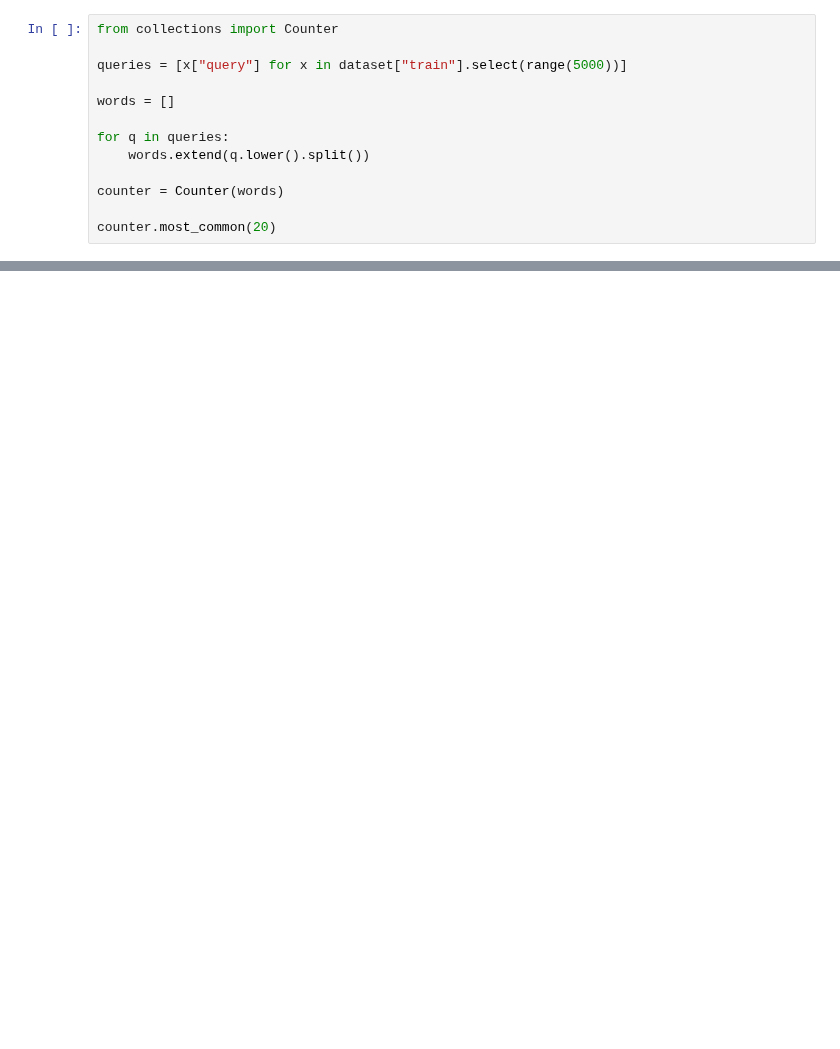
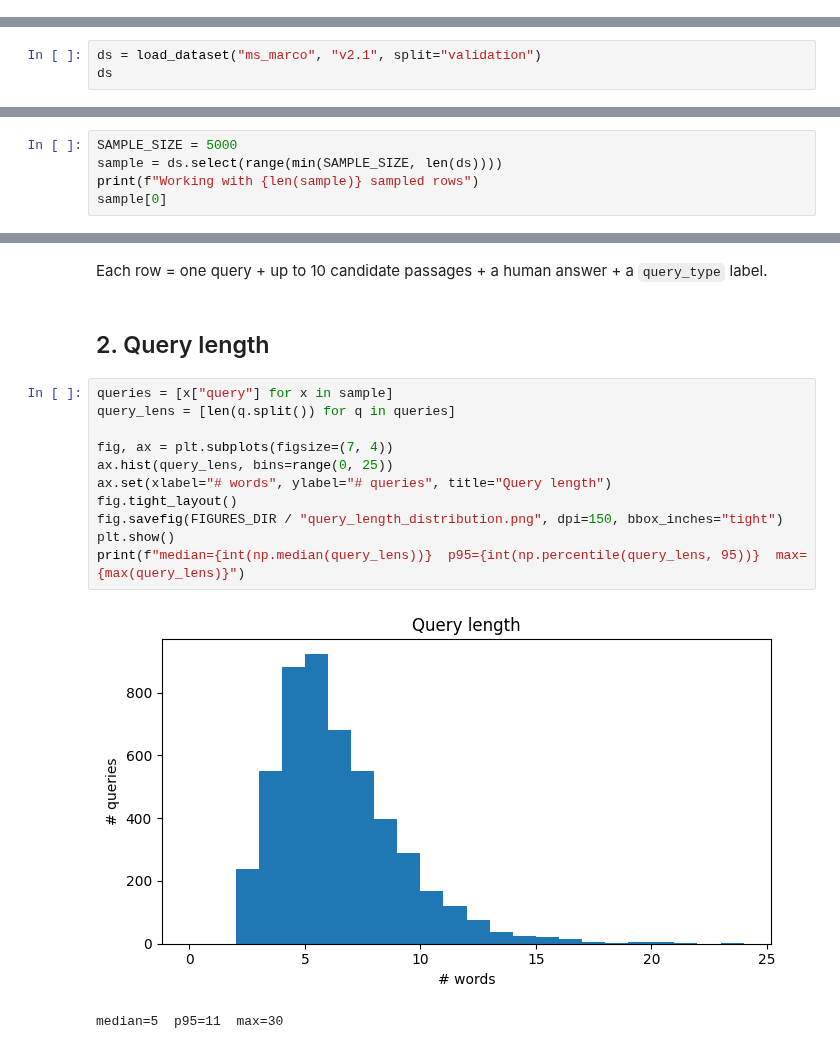
Before and after one commit to GioiaZheng/msmarco-genqa, a Jupyter notebook: notebooks/week01_eda.ipynb, the cells around one changed output, grey strips where cells are left out. Cells and saved outputs as stored; diff of their text form; blank space fills up the shorter version.

```diff
--- a/notebooks/week01_eda.ipynb
+++ b/notebooks/week01_eda.ipynb
@@ -175,13 +32,0 @@ To get a rough sense of the linguistic patterns in user queries, we count the mo
-# %%
-from collections import Counter
-
-queries = [x["query"] for x in dataset["train"].select(range(5000))]
-
-words = []
-
-for q in queries:
-    words.extend(q.lower().split())
-
-counter = Counter(words)
-
-counter.most_common(20)
@@ -463,0 +63,3 @@ Therefore, the current findings should be interpreted as an initial descriptive
+# %%
+ds = load_dataset("ms_marco", "v2.1", split="validation")
+ds
@@ -463,0 +71,5 @@ Therefore, the current findings should be interpreted as an initial descriptive
+# %%
+SAMPLE_SIZE = 5000
+sample = ds.select(range(min(SAMPLE_SIZE, len(ds))))
+print(f"Working with {len(sample)} sampled rows")
+sample[0]
@@ -463,0 +95,18 @@ Therefore, the current findings should be interpreted as an initial descriptive
+# %% [markdown]
+Each row = one query + up to 10 candidate passages + a human answer + a `query_type` label.
+# %% [markdown]
+## 2. Query length
+# %%
+queries = [x["query"] for x in sample]
+query_lens = [len(q.split()) for q in queries]
+
+fig, ax = plt.subplots(figsize=(7, 4))
+ax.hist(query_lens, bins=range(0, 25))
+ax.set(xlabel="# words", ylabel="# queries", title="Query length")
+fig.tight_layout()
+fig.savefig(FIGURES_DIR / "query_length_distribution.png", dpi=150, bbox_inches="tight")
+plt.show()
+print(f"median={int(np.median(query_lens))}  p95={int(np.percentile(query_lens, 95))}  max={max(query_lens)}")
+# %% [output]
+[figure, added]
+median=5  p95=11  max=30
```
Also changed, not shown: parts of 59 cells of this notebook, 12 other files.
